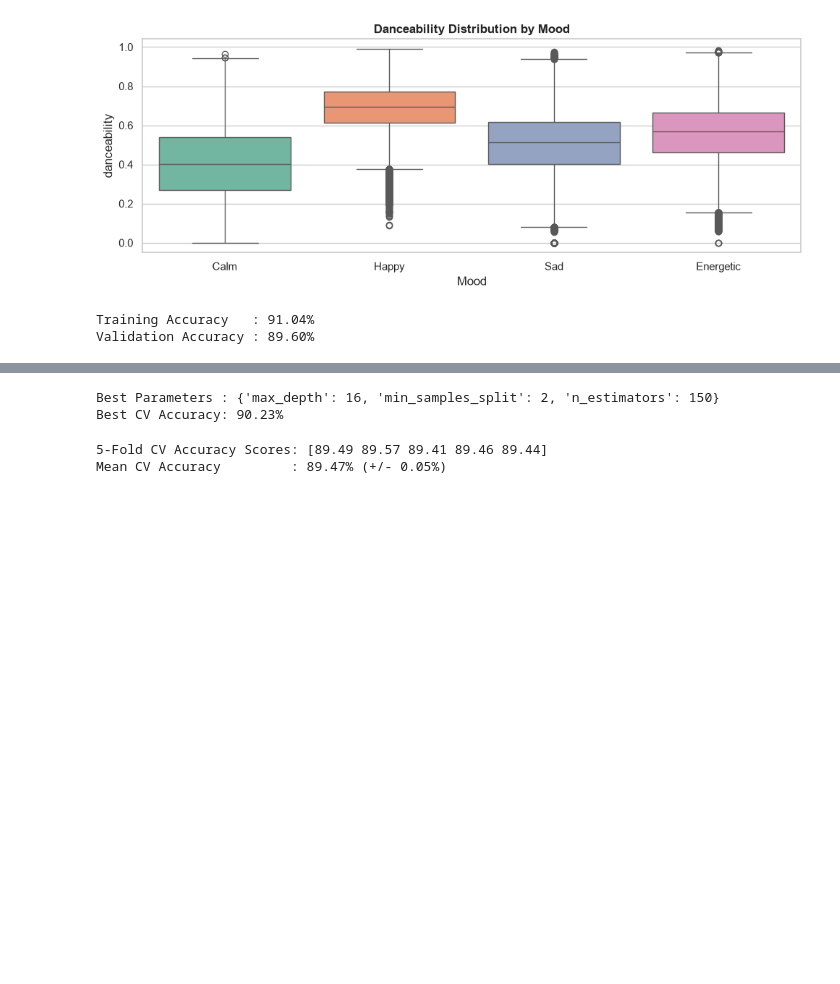
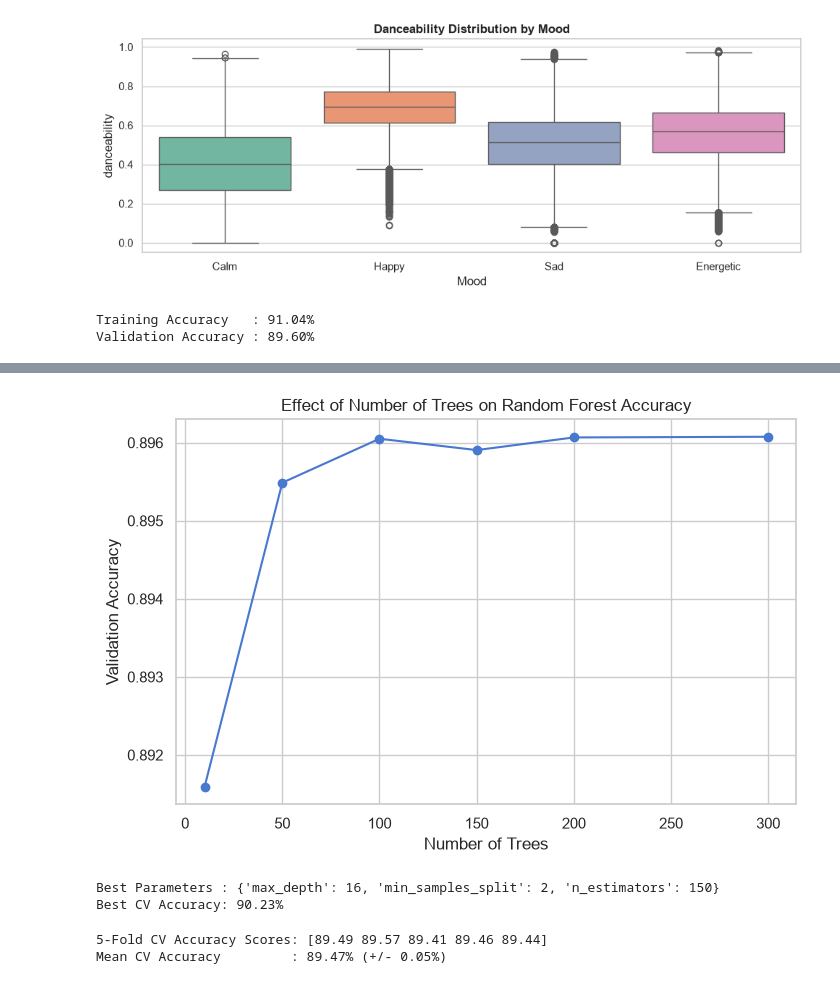
Before and after one commit to ameeri-14/AI-Music-Recommendation, a Jupyter notebook: AI_Music_Project.ipynb, the cells around one changed output, grey strips where cells are left out. Cells and saved outputs as stored; diff of their text form; code cells hidden in the pictures; blank space fills up the shorter version.

Commit message:
Add Random Forest tree number experiment and improve model evaluation

```diff
--- a/AI_Music_Project.ipynb
+++ b/AI_Music_Project.ipynb
@@ -40,9 +41,6 @@ Name: count, dtype: int64
 # %%
 # Data Imputation (Handling Missing Values)
 import pandas as pd
-
-# Load dataset
-df = pd.read_csv("music_mood_dataset.csv")
 
 # 1. Check missing values before imputation
 print("Missing values before imputation:")
@@ -81,9 +79,6 @@ from sklearn.preprocessing import LabelEncoder
 
 # Initialize LabelEncoder
 label_encoder = LabelEncoder()
-
-# Fit and transform the 'Mood' column into numeric IDs (0, 1, 2, 3)
-df['Mood_encoded'] = label_encoder.fit_transform(df['Mood'])
 
 # Generate and print the explicit class mapping dictionary
 class_mapping = dict(zip(label_encoder.classes_, range(len(label_encoder.classes_))))
@@ -372,3 +367,84 @@ print(f"Validation Accuracy : {val_acc * 100:.2f}%")
 # %% [output]
 Training Accuracy   : 91.04%
 Validation Accuracy : 89.60%
+# %%
+# Random Forest Tree Number Experiment
+
+tree_numbers = [10, 50, 100, 150, 200, 300]
+
+tree_results = []
+
+
+for trees in tree_numbers:
+
+    rf_test = RandomForestClassifier(
+        n_estimators=trees,
+        max_depth=12,
+        random_state=42,
+        n_jobs=-1
+    )
+
+    rf_test.fit(
+        X_train_scaled,
+        y_train
+    )
+
+
+    train_prediction = rf_test.predict(
+        X_train_scaled
+    )
+
+    test_prediction = rf_test.predict(
+        X_test_scaled
+    )
+
+
+    train_accuracy = accuracy_score(
+        y_train,
+        train_prediction
+    )
+
+    test_accuracy = accuracy_score(
+        y_test,
+        test_prediction
+    )
+
+
+    tree_results.append({
+
+        "Number of Trees": trees,
+
+        "Training Accuracy": train_accuracy,
+
+        "Validation Accuracy": test_accuracy
+
+    })
+
+
+tree_results_df = pd.DataFrame(tree_results)
+
+
+print("Random Forest Tree Experiment Results:")
+
+display(tree_results_df)
+
+plt.figure(figsize=(8,5))
+
+plt.plot(
+    tree_results_df["Number of Trees"],
+    tree_results_df["Validation Accuracy"],
+    marker="o"
+)
+
+plt.xlabel("Number of Trees")
+
+plt.ylabel("Validation Accuracy")
+
+plt.title(
+    "Effect of Number of Trees on Random Forest Accuracy"
+)
+
+plt.grid(True)
+
+plt.show()
+# %% [output]
@@ -375,3 +459,4 @@ Validation Accuracy : 89.60%
+[figure, added]
 # %%
 # Task 2 - Random Forest Hyperparameter Tuning
 from sklearn.ensemble import RandomForestClassifier
```
Also changed, not shown: parts of 2 cells of this notebook, 1 other file.
